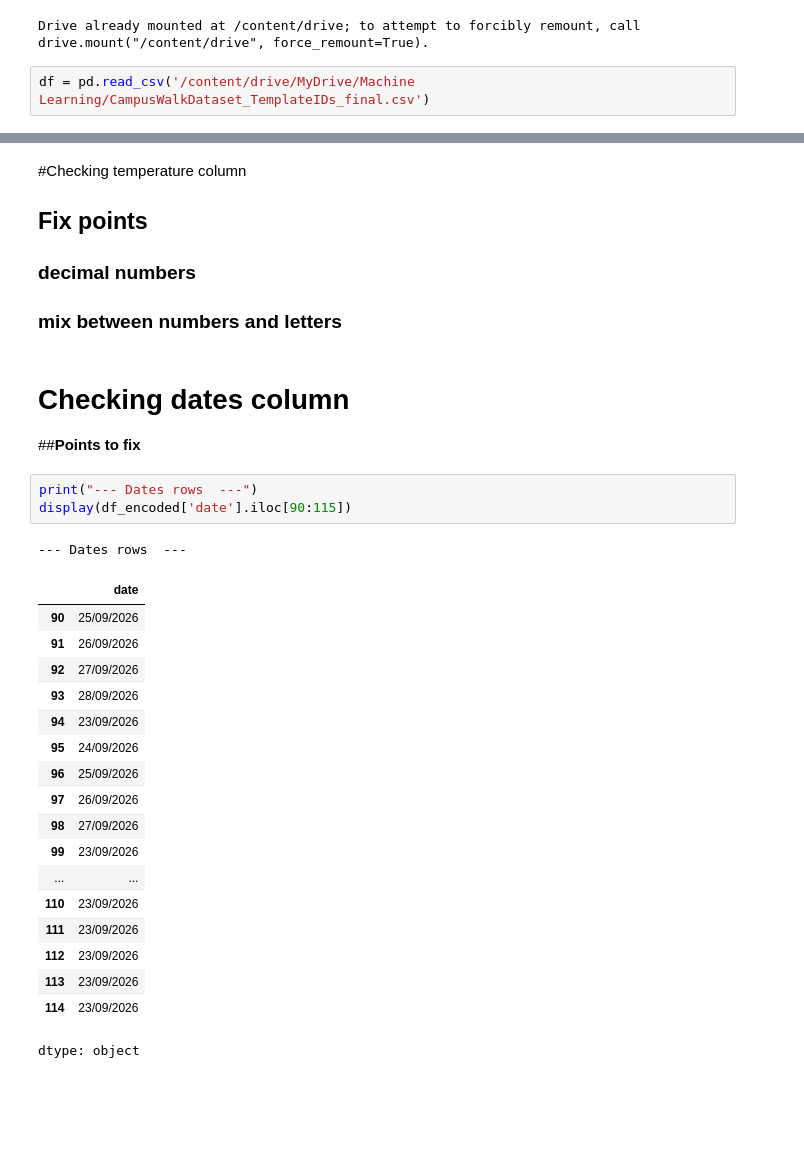
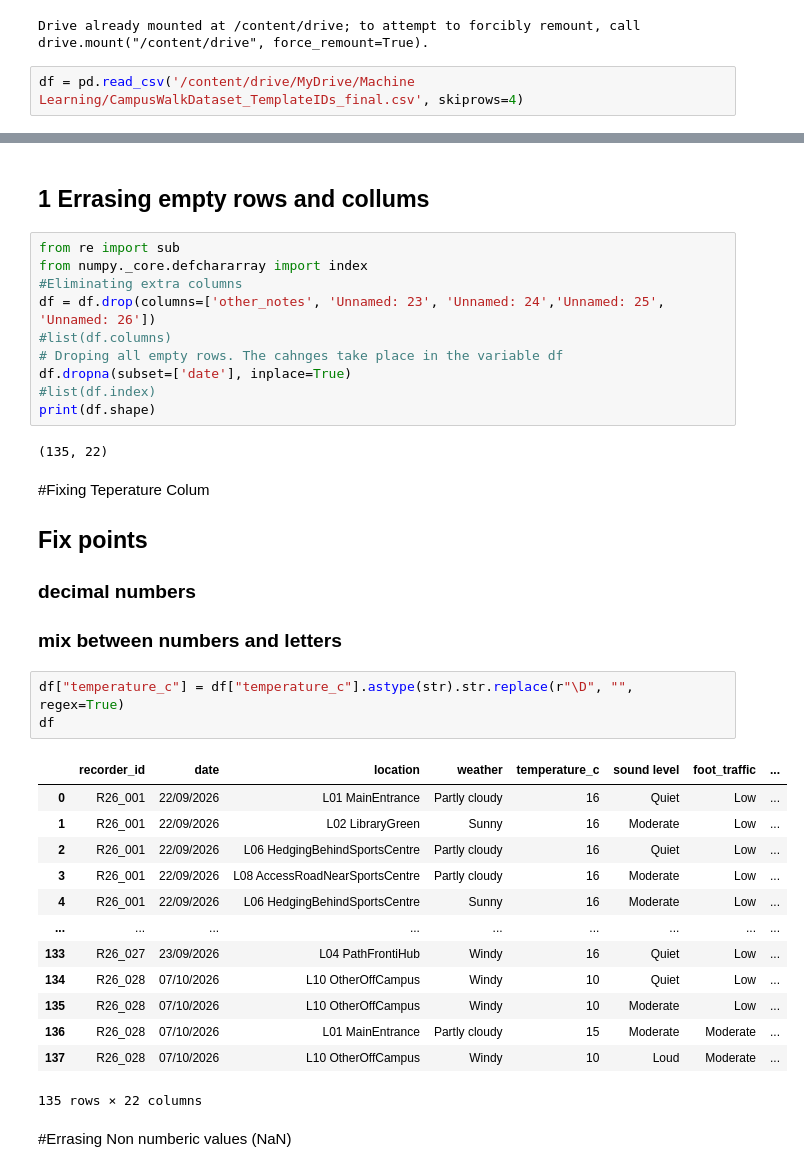
Before and after one commit to jose2049/ml-project-colab, a Jupyter notebook: CampusDataSet.ipynb, the cells around one changed output, grey strips where cells are left out. Drawn from its saved outputs; the diff is of its cells as text; blank space fills up the shorter version.

```diff
--- a/CampusDataSet.ipynb
+++ b/CampusDataSet.ipynb
@@ -13,5 +13,5 @@ drive.mount('/content/drive')
 # %% [output]
 Drive already mounted at /content/drive; to attempt to forcibly remount, call drive.mount("/content/drive", force_remount=True).
 # %%
-df = pd.read_csv('/content/drive/MyDrive/Machine Learning/CampusWalkDataset_TemplateIDs_final.csv')
+df = pd.read_csv('/content/drive/MyDrive/Machine Learning/CampusWalkDataset_TemplateIDs_final.csv', skiprows=4)
 # %% [markdown]
@@ -90,32 +19,38 @@ The value at row index 0 in the 'temperature_c' column is: 17
+# %% [markdown]
+## 1 Errasing empty rows and collums
+# %%
+from re import sub
+from numpy._core.defchararray import index
+#Eliminating extra columns
+df = df.drop(columns=['other_notes', 'Unnamed: 23', 'Unnamed: 24','Unnamed: 25', 'Unnamed: 26'])
+#list(df.columns)
+# Droping all empty rows. The cahnges take place in the variable df
+df.dropna(subset=['date'], inplace=True)
+#list(df.index)
+print(df.shape)
+# %% [output]
+(135, 22)
 # %% [markdown]
-#Checking temperature column
+#Fixing Teperature Colum
 ## **Fix points**
 ### decimal numbers
 ### mix between numbers and letters
-# %% [markdown]
-# Checking dates column
-
-##**Points to fix**
-# %%
-print("--- Dates rows  ---")
-display(df_encoded['date'].iloc[90:115])
-# %% [output]
---- Dates rows  ---
-|  | date |
-| 90 | 25/09/2026 |
-| 91 | 26/09/2026 |
-| 92 | 27/09/2026 |
-| 93 | 28/09/2026 |
-| 94 | 23/09/2026 |
-| 95 | 24/09/2026 |
-| 96 | 25/09/2026 |
-| 97 | 26/09/2026 |
-| 98 | 27/09/2026 |
-| 99 | 23/09/2026 |
-| ... | ... |
-| 110 | 23/09/2026 |
-| 111 | 23/09/2026 |
-| 112 | 23/09/2026 |
-| 113 | 23/09/2026 |
-| 114 | 23/09/2026 |
-dtype: object
+# %%
+df["temperature_c"] = df["temperature_c"].astype(str).str.replace(r"\D", "", regex=True)
+df
+# %% [output]
+|  | recorder_id | date | location | weather | temperature_c | sound level | foot_traffic | ... |
+| 0 | R26_001 | 22/09/2026 | L01 MainEntrance | Partly cloudy | 16 | Quiet | Low | ... |
+| 1 | R26_001 | 22/09/2026 | L02 LibraryGreen | Sunny | 16 | Moderate | Low | ... |
+| 2 | R26_001 | 22/09/2026 | L06 HedgingBehindSportsCentre | Partly cloudy | 16 | Quiet | Low | ... |
+| 3 | R26_001 | 22/09/2026 | L08 AccessRoadNearSportsCentre | Partly cloudy | 16 | Moderate | Low | ... |
+| 4 | R26_001 | 22/09/2026 | L06 HedgingBehindSportsCentre | Sunny | 16 | Moderate | Low | ... |
+| ... | ... | ... | ... | ... | ... | ... | ... | ... |
+| 133 | R26_027 | 23/09/2026 | L04 PathFrontiHub | Windy | 16 | Quiet | Low | ... |
+| 134 | R26_028 | 07/10/2026 | L10 OtherOffCampus | Windy | 10 | Quiet | Low | ... |
+| 135 | R26_028 | 07/10/2026 | L10 OtherOffCampus | Windy | 10 | Moderate | Low | ... |
+| 136 | R26_028 | 07/10/2026 | L01 MainEntrance | Partly cloudy | 15 | Moderate | Moderate | ... |
+| 137 | R26_028 | 07/10/2026 | L10 OtherOffCampus | Windy | 10 | Loud | Moderate | ... |
+135 rows × 22 columns
+# %% [markdown]
+#Errasing Non numberic values (NaN)
```
Also changed, not shown: parts of 8 cells of this notebook.
